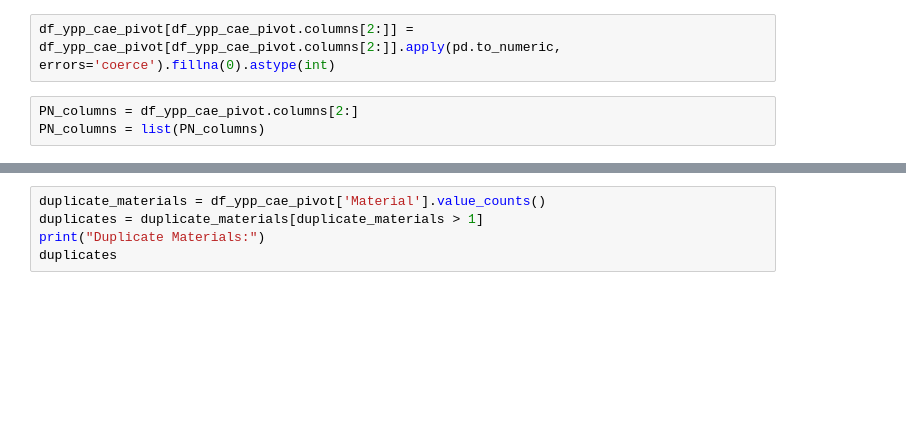
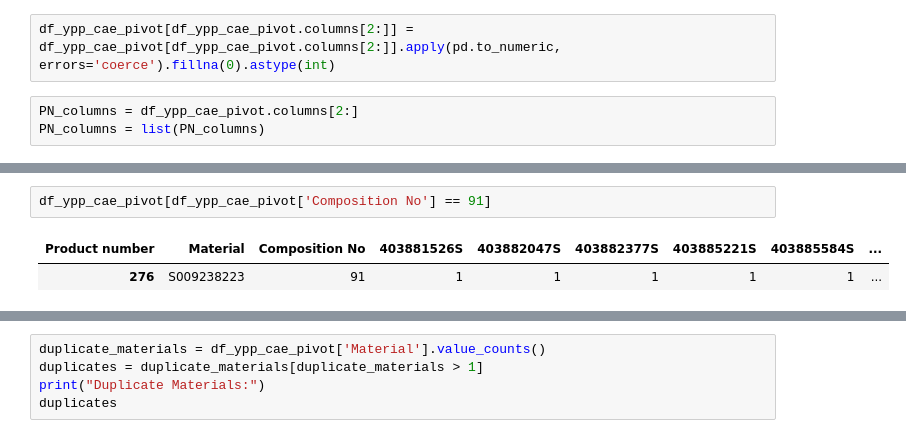
Before and after one commit to Abdelhamid2c/Automation-of-Data-Integration, a Jupyter notebook: Notebooks/integration.ipynb, the cells around one changed output, grey strips where cells are left out. Drawn from its saved outputs; the diff is of its cells as text; blank space fills up the shorter version.

```diff
--- a/Notebooks/integration.ipynb
+++ b/Notebooks/integration.ipynb
@@ -109,3 +128,8 @@ Name: count, Length: 699, dtype: int64
+# %%
+df_ypp_cae_pivot[df_ypp_cae_pivot['Composition No'] == 91]
+# %% [output]
+| Product number | Material | Composition No | 403881526S | 403882047S | 403882377S | 403885221S | 403885584S | ... |
+| 276 | S009238223 | 91 | 1 | 1 | 1 | 1 | 1 | ... |
 # %%
 df_ypp_cae_pivot['Material'].value_counts()
 # %% [output]
```
Also changed, not shown: parts of 37 cells of this notebook, 15 other files.
